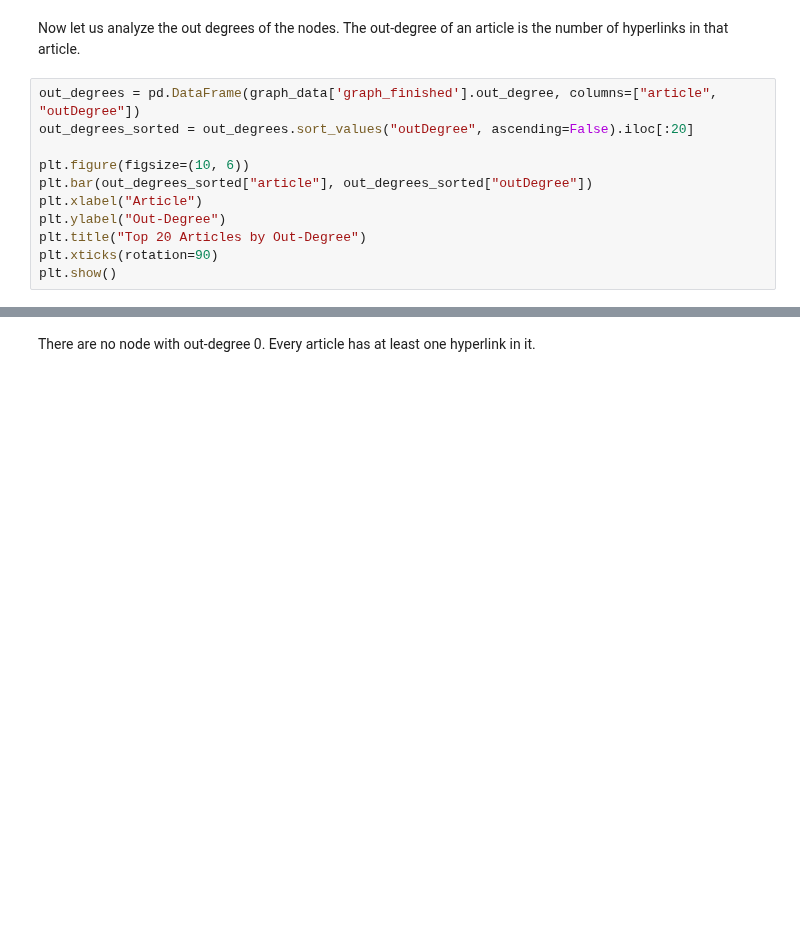
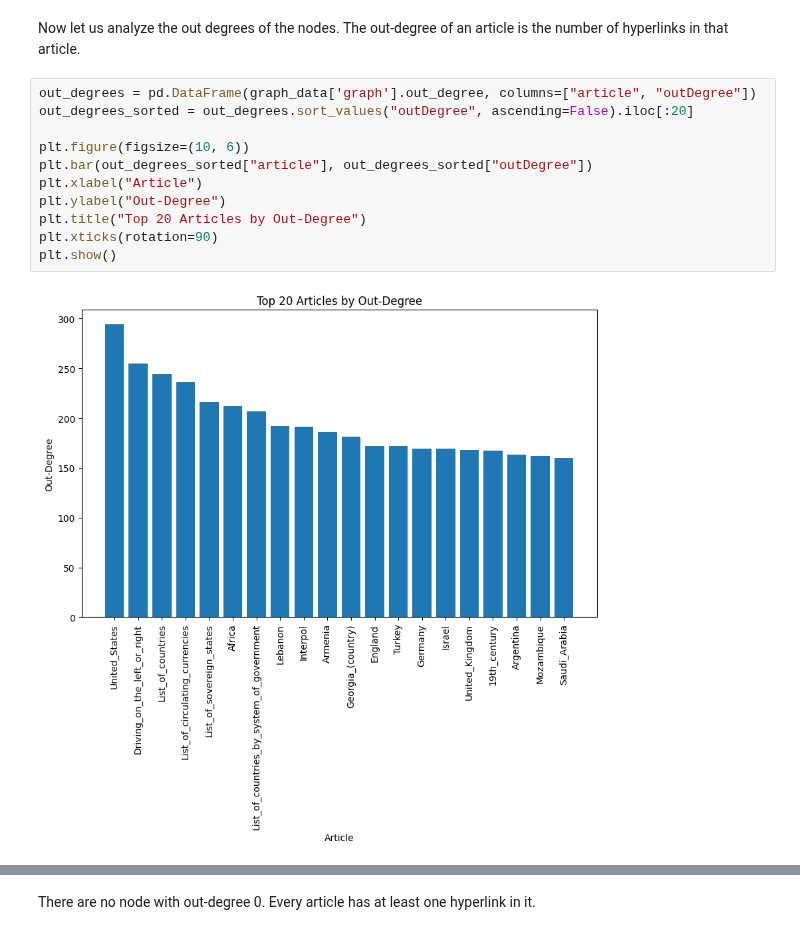
Before and after one commit to epfl-ada/ada-2024-project-5pack, a Jupyter notebook: results.ipynb, the cells around one changed output, grey strips where cells are left out. Saved outputs shown, nothing was run; the diff lists cells and outputs as text; blank space fills up the shorter version.

```diff
--- a/results.ipynb
+++ b/results.ipynb
@@ -149,15 +238,17 @@ As we can see, there are 465 unreachable articles.
 # %% [markdown]
 Now let us analyze the out degrees of the nodes. The out-degree of an article is the number of hyperlinks in that article.
 # %%
-out_degrees = pd.DataFrame(graph_data['graph_finished'].out_degree, columns=["article", "outDegree"])
+out_degrees = pd.DataFrame(graph_data['graph'].out_degree, columns=["article", "outDegree"])
 out_degrees_sorted = out_degrees.sort_values("outDegree", ascending=False).iloc[:20]
 
 plt.figure(figsize=(10, 6))
 plt.bar(out_degrees_sorted["article"], out_degrees_sorted["outDegree"])
 plt.xlabel("Article")
 plt.ylabel("Out-Degree")
 plt.title("Top 20 Articles by Out-Degree")
 plt.xticks(rotation=90)
 plt.show()
+# %% [output]
+[figure, added]
 # %%
 out_degrees.query("outDegree == 0")
```
Also changed, not shown: parts of 35 cells of this notebook.
